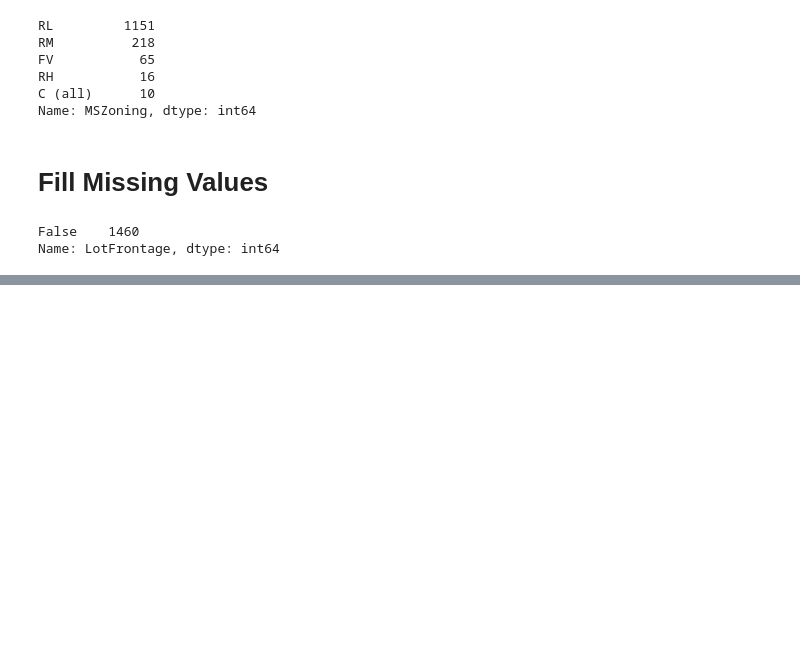
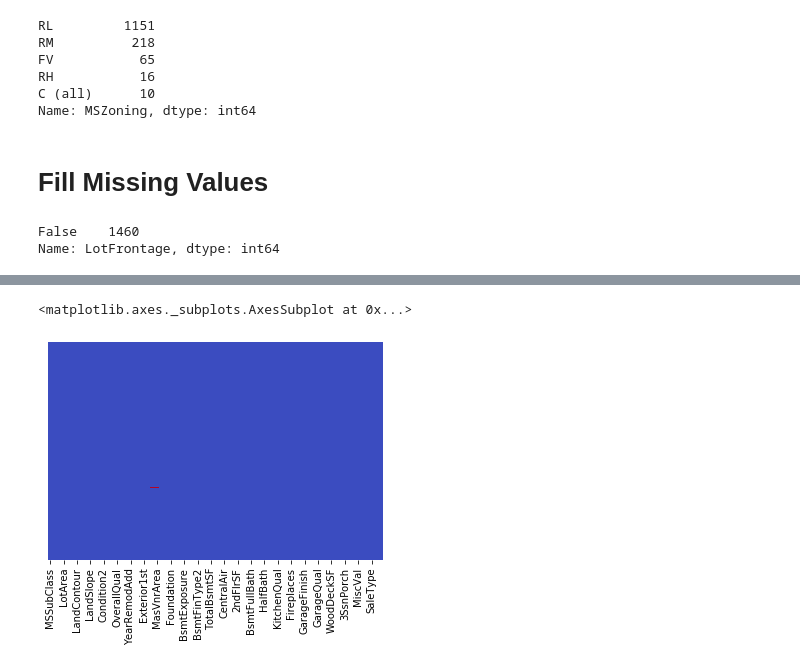
Before and after one commit to power-art/kaggle-competition, a Jupyter notebook: Advance house price prediction/kaggle project.ipynb, the cells around one changed output, grey strips where cells are left out. Drawn from its saved outputs; the diff is of its cells as text; code cells hidden in the pictures; blank space fills up the shorter version.

```diff
--- a/Advance house price prediction/kaggle project.ipynb
+++ b/Advance house price prediction/kaggle project.ipynb
@@ -108,8 +108,11 @@ df['BsmtFinType2']=df['BsmtFinType2'].fillna(df['BsmtFinType2'].mode()[0])
 # %%
 df['FireplaceQu']=df['FireplaceQu'].fillna(df['FireplaceQu'].mode()[0])
 df['GarageType']=df['GarageType'].fillna(df['GarageType'].mode()[0])
-df['GarageYrBlt']=df['GarageYrBlt'].fillna(df['GarageYrBlt'].mean())
 df['GarageFinish']=df['GarageFinish'].fillna(df['GarageFinish'].mode()[0])
+# %%
+df.drop(['GarageYrBlt'],axis=1,inplace=True)
 # %%
 df['GarageQual']=df['GarageQual'].fillna(df['GarageQual'].mode()[0])
 df['GarageCond']=df['GarageCond'].fillna(df['GarageCond'].mode()[0])
+# %%
+df.drop(['PoolQC','Fence','MiscFeature'],axis=1,inplace=True)
@@ -115,0 +123,2 @@ df['GarageCond']=df['GarageCond'].fillna(df['GarageCond'].mode()[0])
+# %%
+df.drop(['Id'],axis=1,inplace=True)
@@ -115,0 +149,5 @@ df['GarageCond']=df['GarageCond'].fillna(df['GarageCond'].mode()[0])
+# %%
+sns.heatmap(df.isnull(),yticklabels=False,cbar=False,cmap='coolwarm')
+# %% [output]
+<matplotlib.axes._subplots.AxesSubplot at 0x...>
+[figure, added]
```
Also changed, not shown: parts of 8 cells of this notebook, 1 other file.
